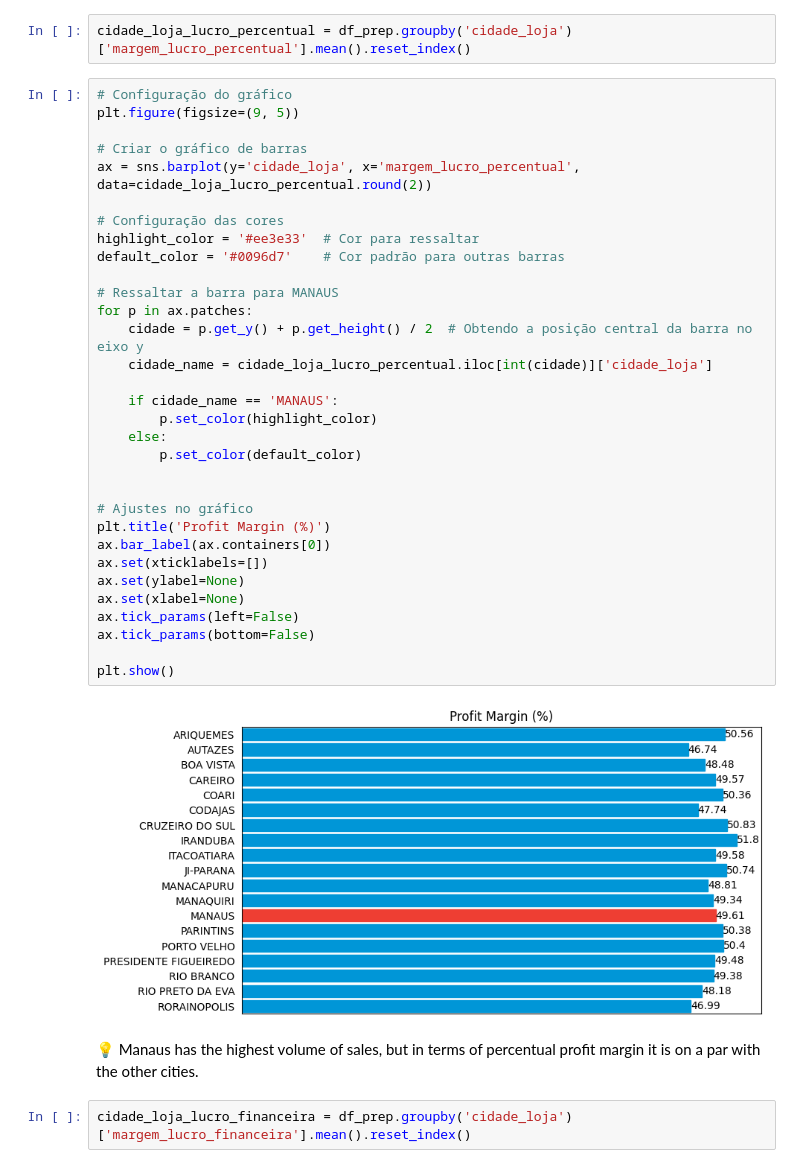
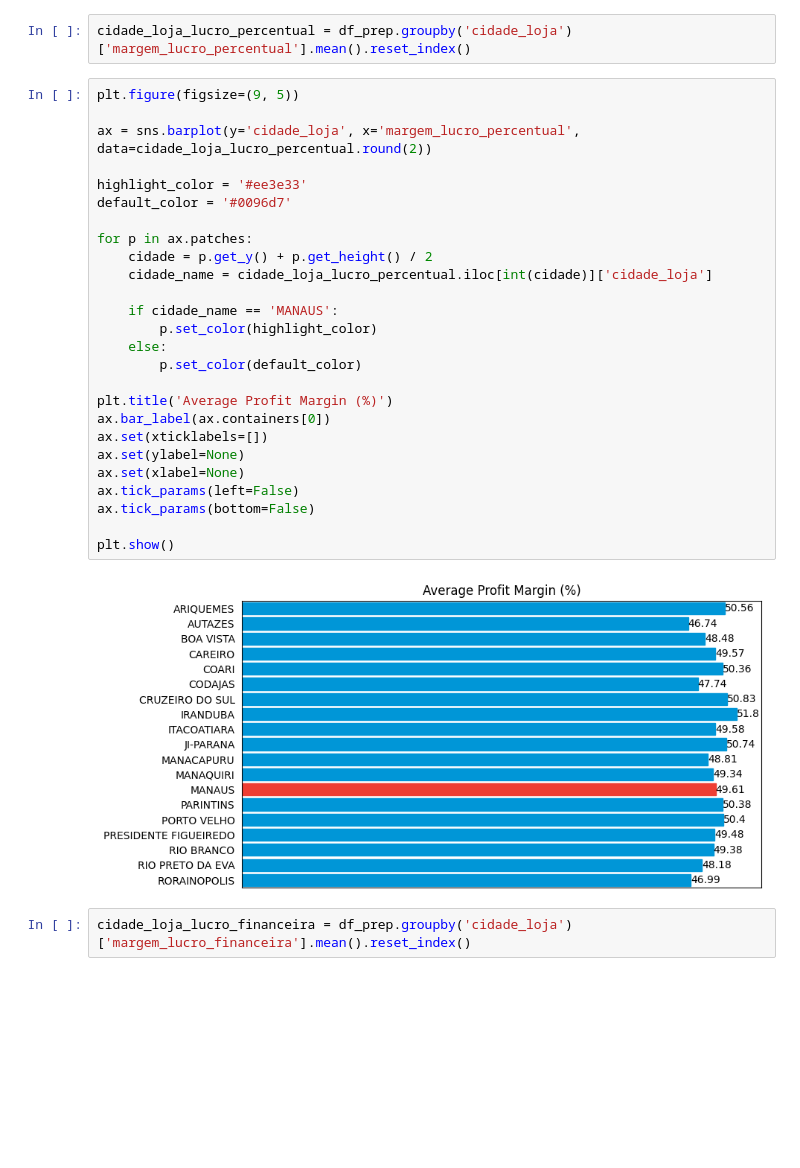
Before and after one commit to pathilink/bemol_data_case, a Jupyter notebook: notebooks/bemol_EDA.ipynb, the cells around one changed output. Cells and saved outputs as stored; diff of their text form; blank space fills up the shorter version.

```diff
--- a/notebooks/bemol_EDA.ipynb
+++ b/notebooks/bemol_EDA.ipynb
@@ -762,41 +703,33 @@ df_prep[['descricao_gm3', 'nome_loja']].query('descricao_gm3 == "TELEFONIA"')
 # %%
 cidade_loja_lucro_percentual = df_prep.groupby('cidade_loja')['margem_lucro_percentual'].mean().reset_index()
 # %%
-# Configuração do gráfico
 plt.figure(figsize=(9, 5))
 
-# Criar o gráfico de barras
 ax = sns.barplot(y='cidade_loja', x='margem_lucro_percentual', data=cidade_loja_lucro_percentual.round(2))
 
-# Configuração das cores
-highlight_color = '#ee3e33'  # Cor para ressaltar
-default_color = '#0096d7'    # Cor padrão para outras barras
+highlight_color = '#ee3e33'
+default_color = '#0096d7'
 
-# Ressaltar a barra para MANAUS
 for p in ax.patches:
-    cidade = p.get_y() + p.get_height() / 2  # Obtendo a posição central da barra no eixo y
+    cidade = p.get_y() + p.get_height() / 2
     cidade_name = cidade_loja_lucro_percentual.iloc[int(cidade)]['cidade_loja']
 
     if cidade_name == 'MANAUS':
         p.set_color(highlight_color)
     else:
         p.set_color(default_color)
 
-
-# Ajustes no gráfico
-plt.title('Profit Margin (%)')
+plt.title('Average Profit Margin (%)')
 ax.bar_label(ax.containers[0])
 ax.set(xticklabels=[])
 ax.set(ylabel=None)
 ax.set(xlabel=None)
 ax.tick_params(left=False)
 ax.tick_params(bottom=False)
 
 plt.show()
 # %% [output]
-[figure, old version]
+[figure, new version]
-# %% [markdown]
-💡 Manaus has the highest volume of sales, but in terms of percentual profit margin it is on a par with the other cities.
 # %%
 cidade_loja_lucro_financeira = df_prep.groupby('cidade_loja')['margem_lucro_financeira'].mean().reset_index()
 # %%
```
Also changed, not shown: parts of 32 cells of this notebook.
